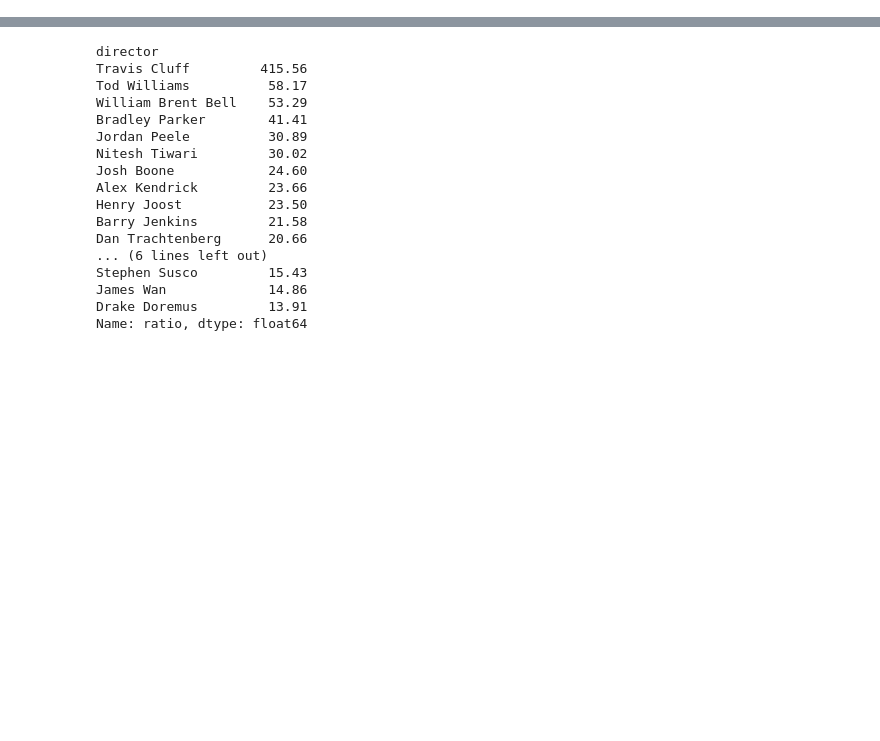
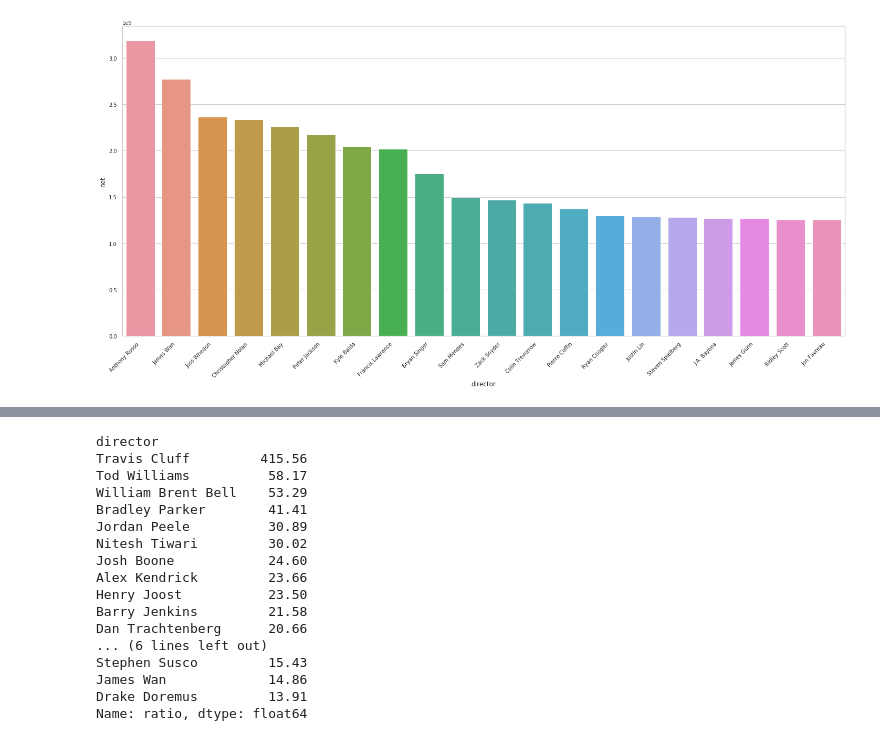
Before and after one commit to khayes847/mod-1-project, a Jupyter notebook: Project_Kyle.ipynb, the cells around one changed output, grey strips where cells are left out. Drawn from its saved outputs; the diff is of its cells as text; code cells hidden in the pictures; blank space fills up the shorter version.

```diff
--- a/Project_Kyle.ipynb
+++ b/Project_Kyle.ipynb
@@ -164,0 +183,12 @@ Name: ratio, dtype: float64
+# %%
+#Make a barplot - top 20 directors by net profit
+top_20_directors_gross = (merged_df_cleaned.groupby('director')['net', 'ratio'].agg({'net': 'sum', 'ratio': 'mean'}).sort_values(by='net', ascending=False))[1:21].reset_index()
+ax = sns.barplot(x = top_20_directors_gross['director'], y = top_20_directors_gross['net'])
+ax.set_xticklabels(ax.get_xticklabels(), rotation=45, ha="right")
+plt.rcParams["figure.figsize"] = (20, 10)
+plt.rcParams["xtick.labelsize"] = 10
+plt.rcParams["ytick.labelsize"] = 10
+plt.tight_layout()
+plt.show()
+# %% [output]
+[figure, added]
```
Also changed, not shown: parts of 7 cells of this notebook.
